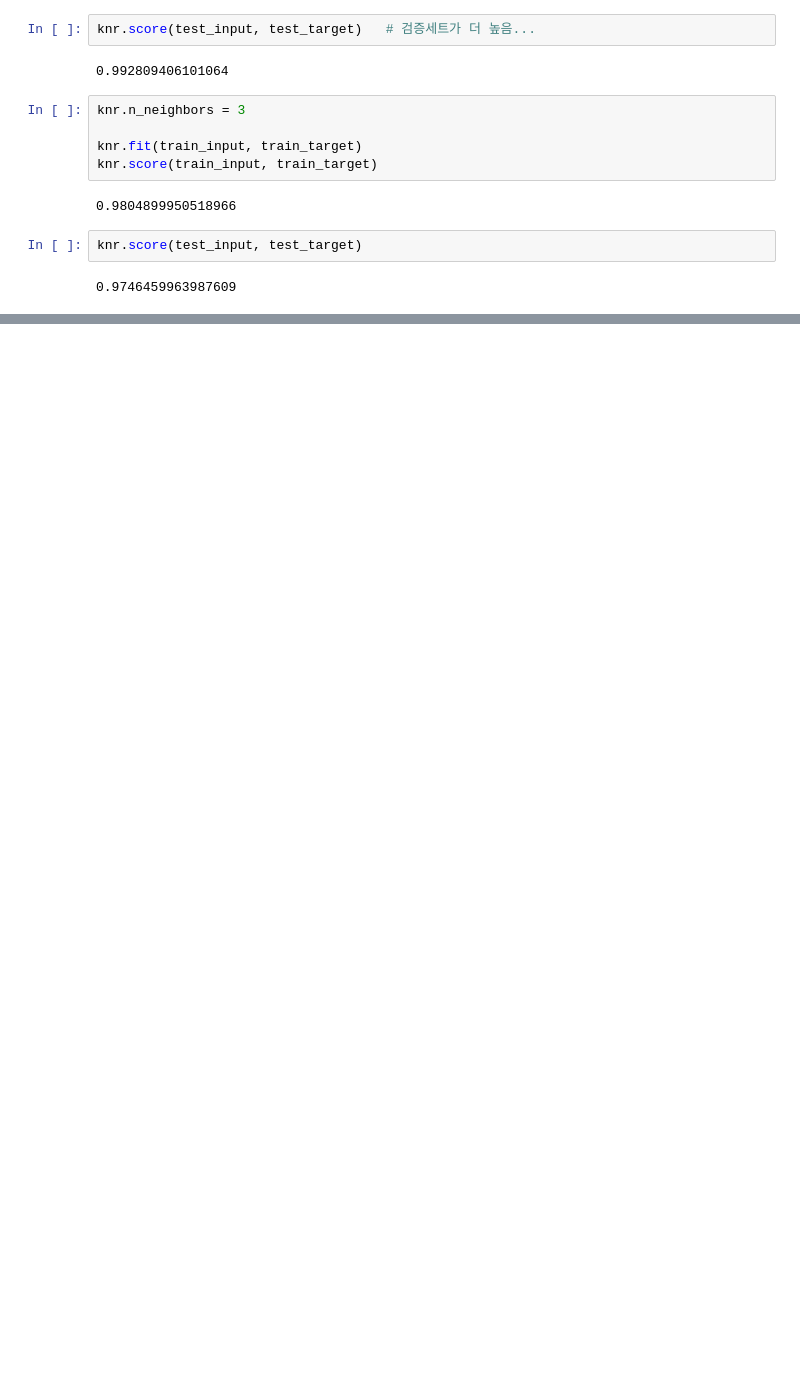
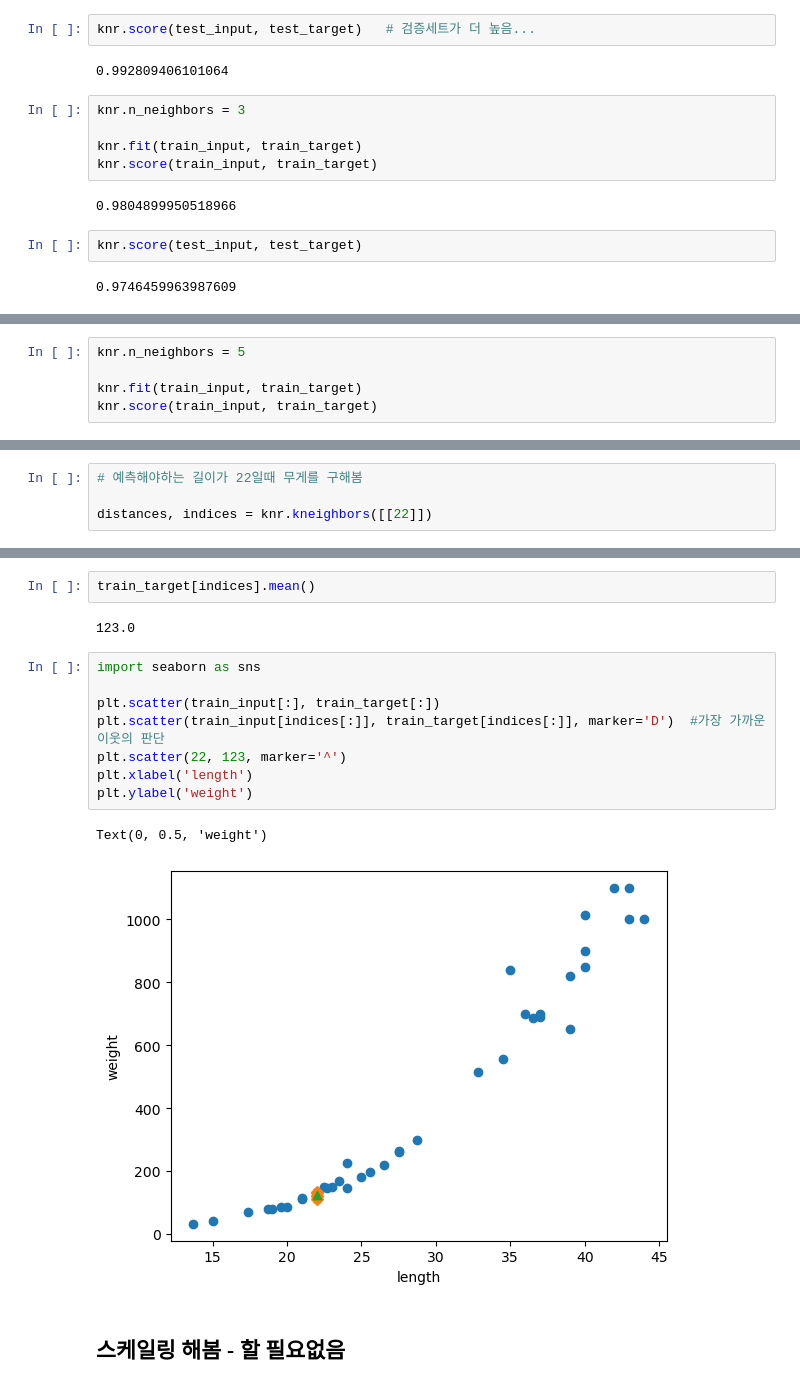
Before and after one commit to kimhyun09/hongongmachine, a Jupyter notebook: 3-1 k 최근접 이웃 회귀.ipynb, the cells around one changed output, grey strips where cells are left out. Saved outputs shown, nothing was run; the diff lists cells and outputs as text; blank space fills up the shorter version.

```diff
--- a/3-1 k 최근접 이웃 회귀.ipynb
+++ b/3-1 k 최근접 이웃 회귀.ipynb
@@ -102,0 +106,5 @@ knr.score(test_input, test_target)
+# %%
+knr.n_neighbors = 5
+
+knr.fit(train_input, train_target)
+knr.score(train_input, train_target)
@@ -102,0 +113,4 @@ knr.score(test_input, test_target)
+# %%
+# 예측해야하는 길이가 22일때 무게를 구해봄
+
+distances, indices = knr.kneighbors([[22]])
@@ -102,0 +129,17 @@ knr.score(test_input, test_target)
+# %%
+train_target[indices].mean()
+# %% [output]
+123.0
+# %%
+import seaborn as sns
+
+plt.scatter(train_input[:], train_target[:])
+plt.scatter(train_input[indices[:]], train_target[indices[:]], marker='D')  #가장 가까운 이웃의 판단
+plt.scatter(22, 123, marker='^')
+plt.xlabel('length')
+plt.ylabel('weight')
+# %% [output]
+Text(0, 0.5, 'weight')
+[figure, added]
+# %% [markdown]
+## 스케일링 해봄 - 할 필요없음
```
Also changed, not shown: parts of 5 cells of this notebook.
